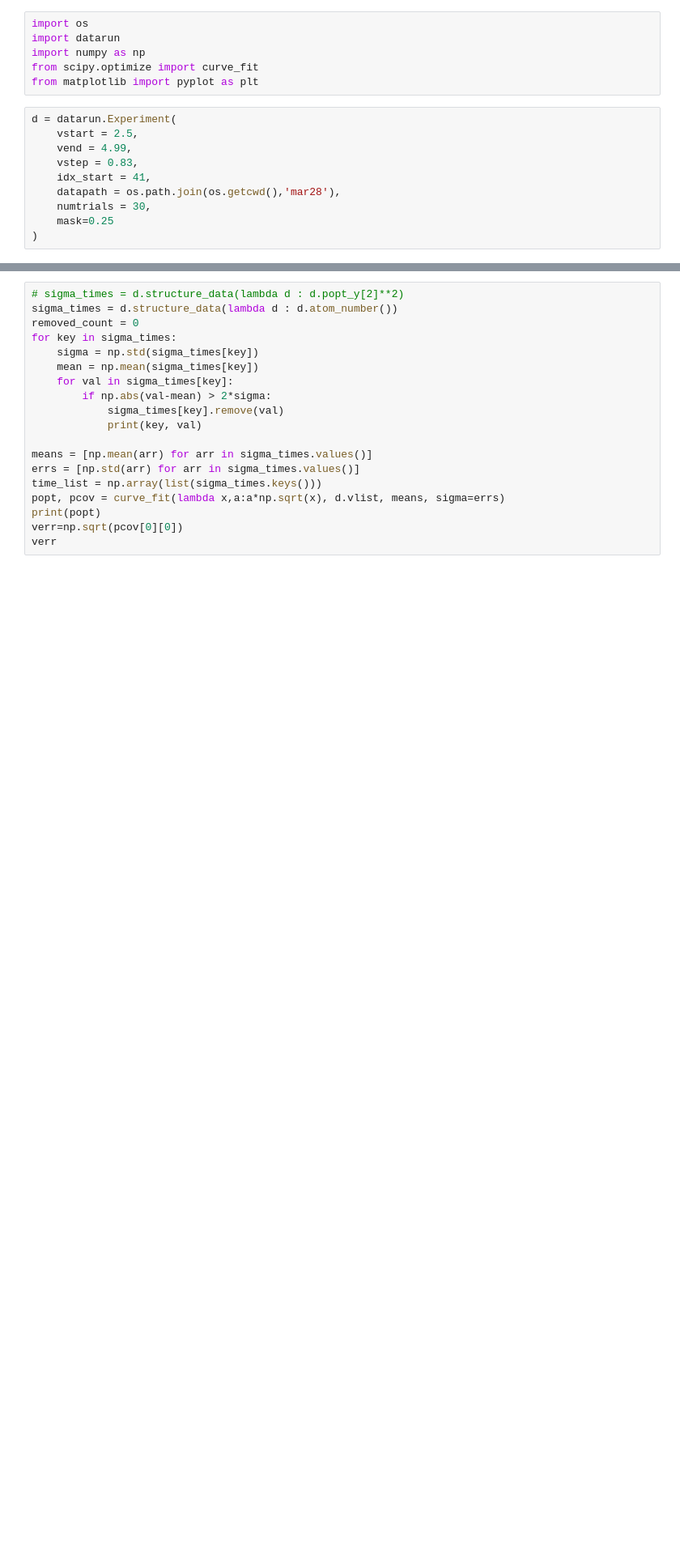
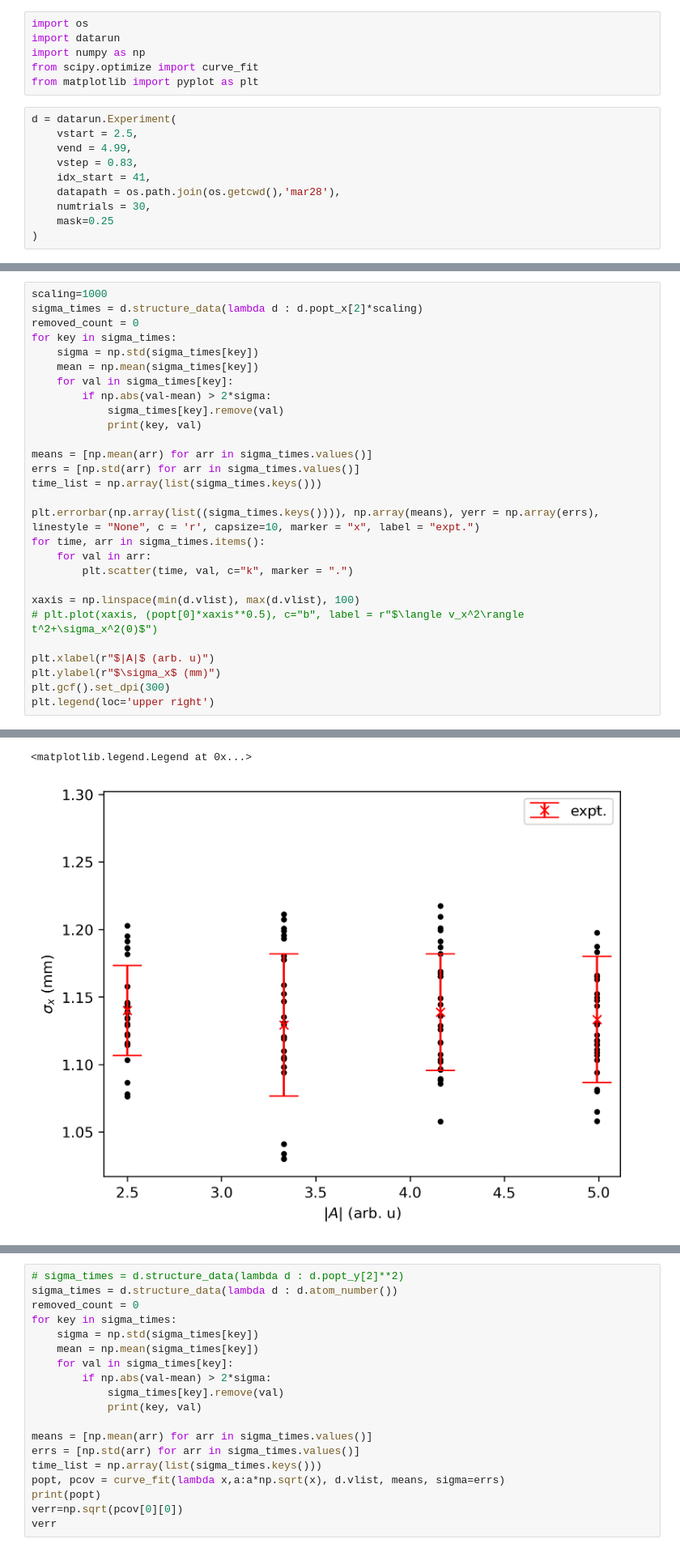
Before and after one commit to benmcdonough20/MOTsArentForKids, a Jupyter notebook: MOT_strength.ipynb, the cells around one changed output, grey strips where cells are left out. Shown at 81% size. Drawn from its saved outputs; the diff is of its cells as text; blank space fills up the shorter version.

```diff
--- a/MOT_strength.ipynb
+++ b/MOT_strength.ipynb
@@ -24,0 +25,29 @@ for datum in data[keys[0]]:
+# %%
+scaling=1000
+sigma_times = d.structure_data(lambda d : d.popt_x[2]*scaling)
+removed_count = 0
+for key in sigma_times:
+    sigma = np.std(sigma_times[key])
+    mean = np.mean(sigma_times[key])
+    for val in sigma_times[key]:
+        if np.abs(val-mean) > 2*sigma:
+            sigma_times[key].remove(val)
+            print(key, val)
+
+means = [np.mean(arr) for arr in sigma_times.values()]
+errs = [np.std(arr) for arr in sigma_times.values()]
+time_list = np.array(list(sigma_times.keys()))
+
+plt.errorbar(np.array(list((sigma_times.keys()))), np.array(means), yerr = np.array(errs), linestyle = "None", c = 'r', capsize=10, marker = "x", label = "expt.")
+for time, arr in sigma_times.items():
+    for val in arr:
+        plt.scatter(time, val, c="k", marker = ".")
+
+xaxis = np.linspace(min(d.vlist), max(d.vlist), 100)
+# plt.plot(xaxis, (popt[0]*xaxis**0.5), c="b", label = r"$\langle v_x^2\rangle t^2+\sigma_x^2(0)$")
+
+plt.xlabel(r"$|A|$ (arb. u)")
+plt.ylabel(r"$\sigma_x$ (mm)")
+plt.gcf().set_dpi(300)
+plt.legend(loc='upper right')
+# %% [output]
@@ -24,0 +61,2 @@ for datum in data[keys[0]]:
+<matplotlib.legend.Legend at 0x...>
+[figure, added]
```
Also changed, not shown: parts of 6 cells of this notebook.
